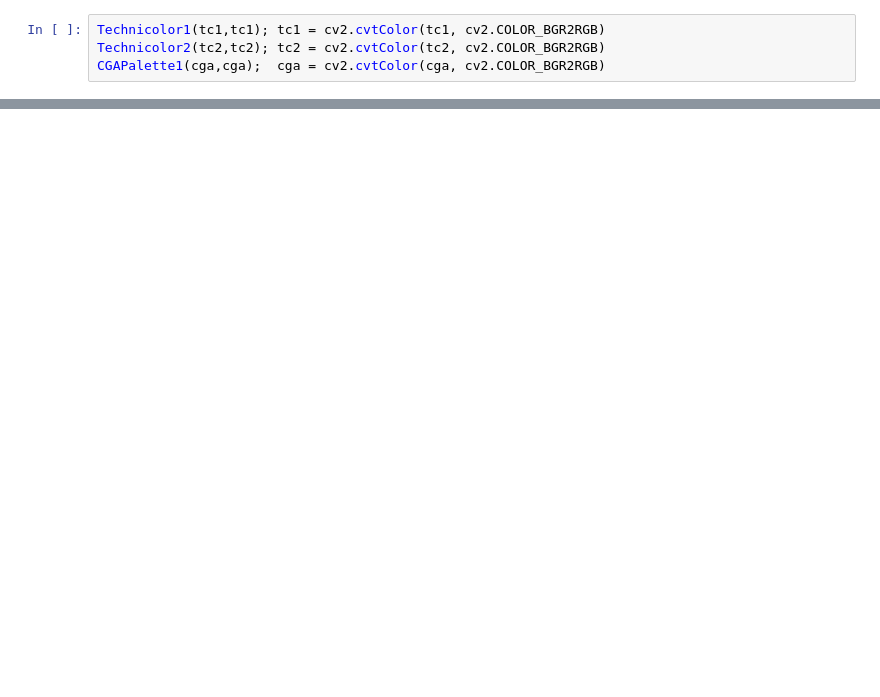
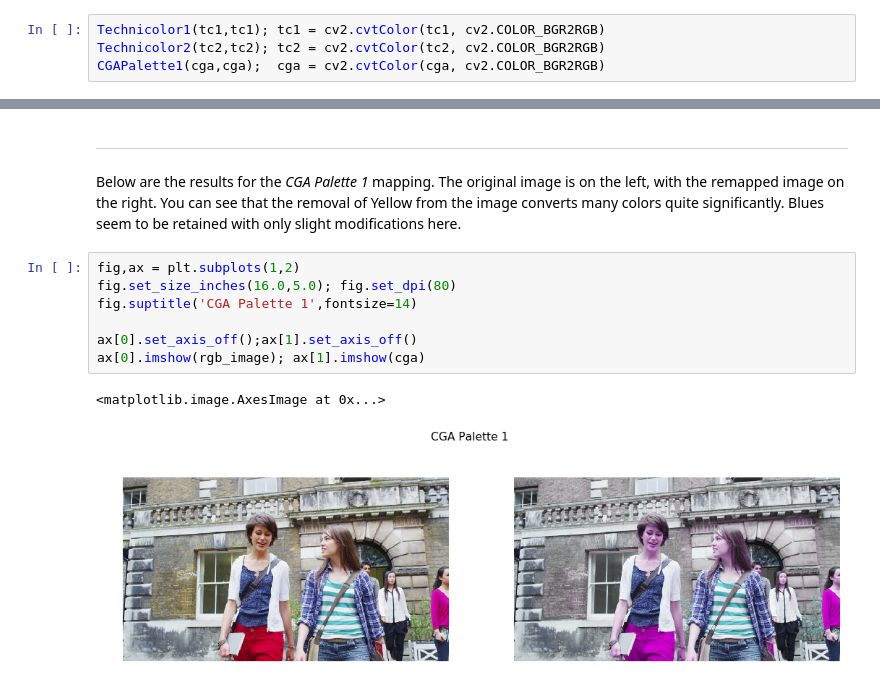
Before and after one commit to brillozon-code/opencv-notebooks, a Jupyter notebook: channel-mixing-technicolor.ipynb, the cells around one changed output, grey strips where cells are left out. Saved outputs shown, nothing was run; the diff lists cells and outputs as text; blank space fills up the shorter version.

```diff
--- a/channel-mixing-technicolor.ipynb
+++ b/channel-mixing-technicolor.ipynb
@@ -45,0 +94,13 @@ ax[2,0].imshow(rgb_image); ax[2,1].imshow(cga)
+# %% [markdown]
+---
+Below are the results for the _CGA Palette 1_ mapping.  The original image is on the left, with the remapped image on the right.  You can see that the removal of Yellow from the image converts many colors quite significantly.  Blues seem to be retained with only slight modifications here.
+# %%
+fig,ax = plt.subplots(1,2)
+fig.set_size_inches(16.0,5.0); fig.set_dpi(80)
+fig.suptitle('CGA Palette 1',fontsize=14)
+
+ax[0].set_axis_off();ax[1].set_axis_off()
+ax[0].imshow(rgb_image); ax[1].imshow(cga)
+# %% [output]
+<matplotlib.image.AxesImage at 0x...>
+[figure, added]
```
Also changed, not shown: parts of 14 cells of this notebook.
